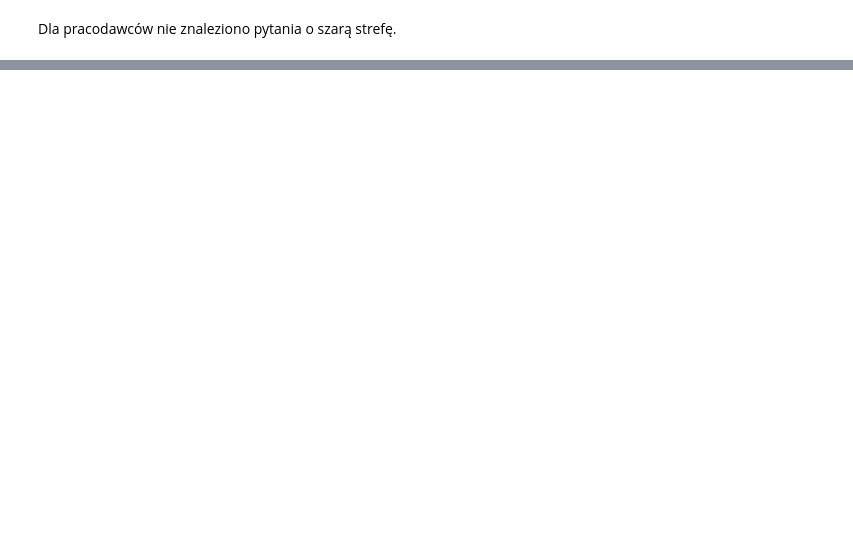
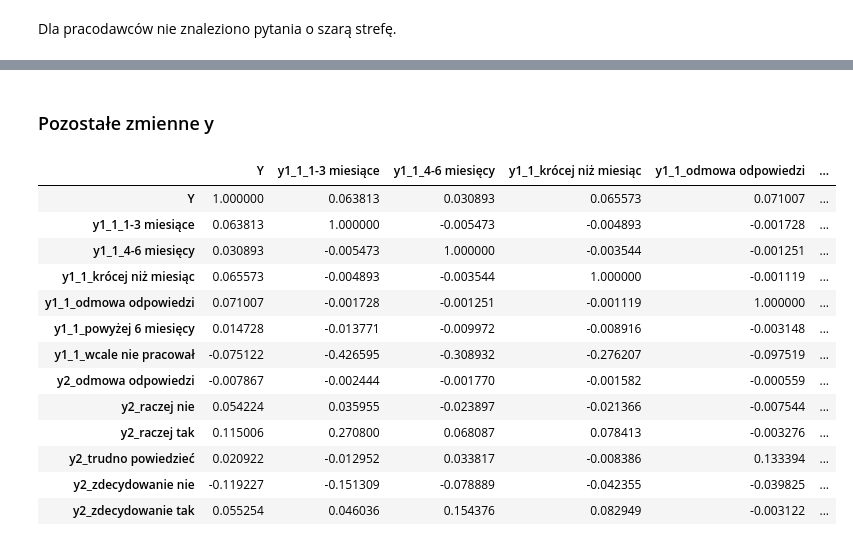
Before and after one commit to Carmui/GUS_ZADANIA, a Jupyter notebook: SHADOW_ECONOMY_FEATURE_CORRELATION/Shadow_Economy_Correlation_Model.ipynb, the cells around one changed output, grey strips where cells are left out. Saved outputs shown, nothing was run; the diff lists cells and outputs as text; code cells hidden in the pictures; blank space fills up the shorter version.

```diff
--- a/SHADOW_ECONOMY_FEATURE_CORRELATION/Shadow_Economy_Correlation_Model.ipynb
+++ b/SHADOW_ECONOMY_FEATURE_CORRELATION/Shadow_Economy_Correlation_Model.ipynb
@@ -53,0 +98,6 @@ Ludnosc_df.describe()
+# %%
+### Część P
+# Uwzględniamy: "p1" - czy prowadzi samodzielną działalność gosp
+Ludnosc_df.drop(Ludnosc_df.loc[:, "p2_pkd1":"p4"],axis = 1, inplace = True)
+Ludnosc_df.drop(Ludnosc_df.loc[:, "p7_1":"p7_4"],axis = 1, inplace = True)
+Ludnosc_df.drop(Ludnosc_df.loc[:, "p10a_01":"p13"],axis = 1, inplace = True)
@@ -53,0 +181,7 @@ Ludnosc_df.describe()
+# %%
+### Część Q
+Ludnosc_df.drop(Ludnosc_df.loc[:, "q1":"q8_naj"],axis = 1, inplace = True)
+
+
+### Uwzględnione kolumny:
+# BRAK
@@ -53,0 +303,21 @@ Ludnosc_df.describe()
+# %% [markdown]
+### Pozostałe zmienne y
+# %%
+y1_rest = pd.get_dummies(Ludnosc_df[['Y', 'y1_1', 'y2']])
+# %%
+y1_rest.corr()
+# %% [output]
+|  | Y | y1_1_1-3 miesiące | y1_1_4-6 miesięcy | y1_1_krócej niż miesiąc | y1_1_odmowa odpowiedzi | ... |
+| Y | 1.000000 | 0.063813 | 0.030893 | 0.065573 | 0.071007 | ... |
+| y1_1_1-3 miesiące | 0.063813 | 1.000000 | -0.005473 | -0.004893 | -0.001728 | ... |
+| y1_1_4-6 miesięcy | 0.030893 | -0.005473 | 1.000000 | -0.003544 | -0.001251 | ... |
+| y1_1_krócej niż miesiąc | 0.065573 | -0.004893 | -0.003544 | 1.000000 | -0.001119 | ... |
+| y1_1_odmowa odpowiedzi | 0.071007 | -0.001728 | -0.001251 | -0.001119 | 1.000000 | ... |
+| y1_1_powyżej 6 miesięcy | 0.014728 | -0.013771 | -0.009972 | -0.008916 | -0.003148 | ... |
+| y1_1_wcale nie pracował | -0.075122 | -0.426595 | -0.308932 | -0.276207 | -0.097519 | ... |
+| y2_odmowa odpowiedzi | -0.007867 | -0.002444 | -0.001770 | -0.001582 | -0.000559 | ... |
+| y2_raczej nie | 0.054224 | 0.035955 | -0.023897 | -0.021366 | -0.007544 | ... |
+| y2_raczej tak | 0.115006 | 0.270800 | 0.068087 | 0.078413 | -0.003276 | ... |
+| y2_trudno powiedzieć | 0.020922 | -0.012952 | 0.033817 | -0.008386 | 0.133394 | ... |
+| y2_zdecydowanie nie | -0.119227 | -0.151309 | -0.078889 | -0.042355 | -0.039825 | ... |
+| y2_zdecydowanie tak | 0.055254 | 0.046036 | 0.154376 | 0.082949 | -0.003122 | ... |
```
Also changed, not shown: parts of 91 cells of this notebook.
